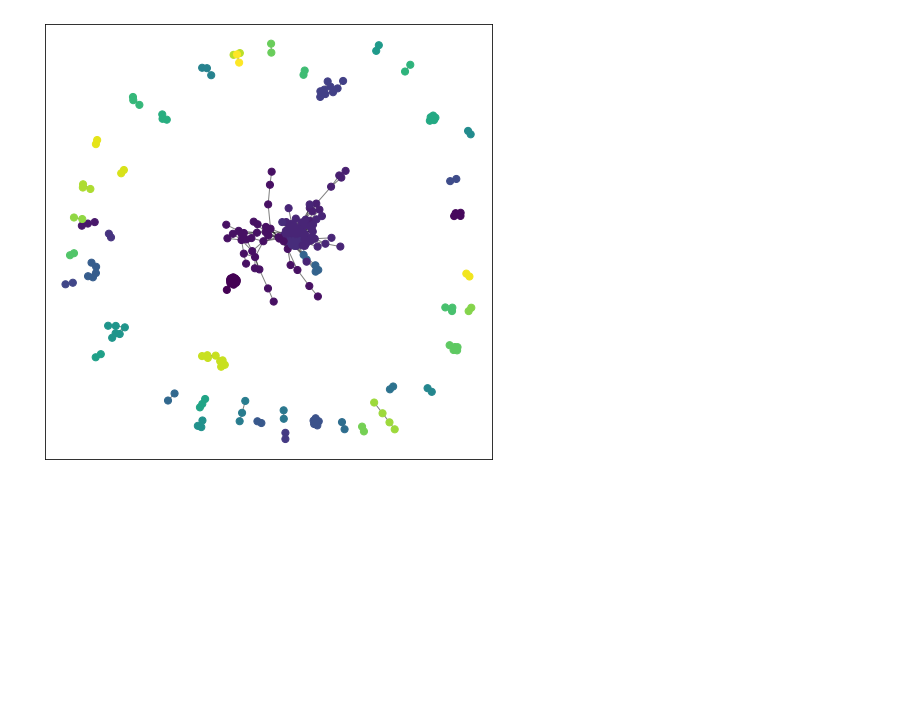
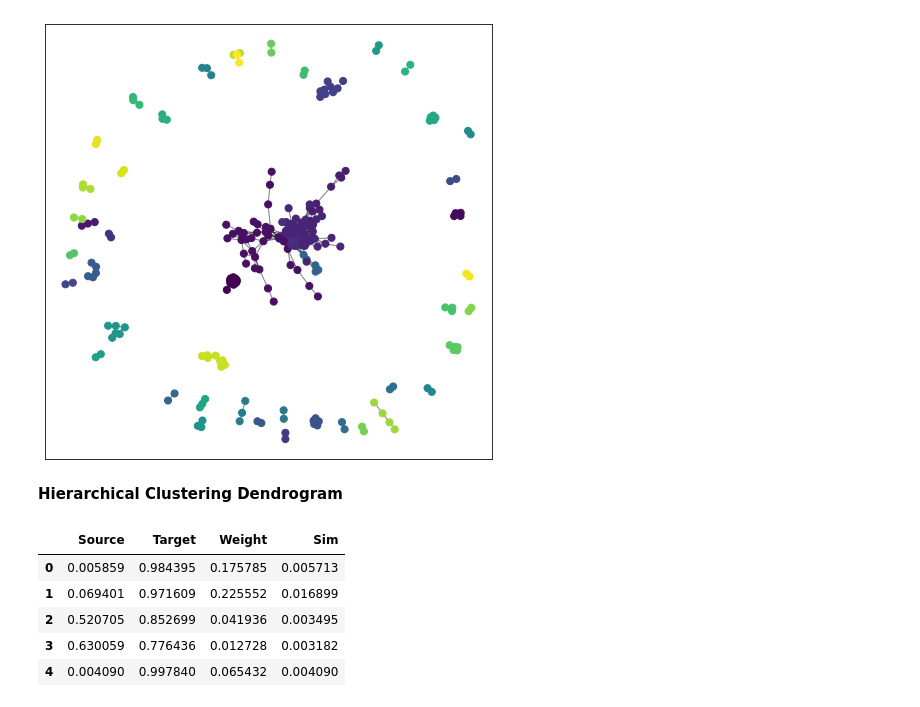
Before and after one commit to thejatinbabbar/spam-detection, a Jupyter notebook: community_detection.ipynb, the cells around one changed output. Saved outputs shown, nothing was run; the diff lists cells and outputs as text; code cells hidden in the pictures; blank space fills up the shorter version.

```diff
--- a/community_detection.ipynb
+++ b/community_detection.ipynb
@@ -108,3 +108,5 @@ networkx.draw_networkx_edges(graph, pos, node_size=40, alpha=0.5)
 plt.show()
 # %% [output]
 [figure]
+# %% [markdown]
+**Hierarchical Clustering Dendrogram**
@@ -110,0 +117,11 @@ plt.show()
+# %%
+data_scaled = normalize(user_similarities_threshhold_9_and_2)
+data_scaled = pd.DataFrame(data_scaled, columns=user_similarities_threshhold_9_and_2.columns)
+data_scaled.head()
+# %% [output]
+|  | Source | Target | Weight | Sim |
+| 0 | 0.005859 | 0.984395 | 0.175785 | 0.005713 |
+| 1 | 0.069401 | 0.971609 | 0.225552 | 0.016899 |
+| 2 | 0.520705 | 0.852699 | 0.041936 | 0.003495 |
+| 3 | 0.630059 | 0.776436 | 0.012728 | 0.003182 |
+| 4 | 0.004090 | 0.997840 | 0.065432 | 0.004090 |
```
Also changed, not shown: parts of 5 cells of this notebook.
